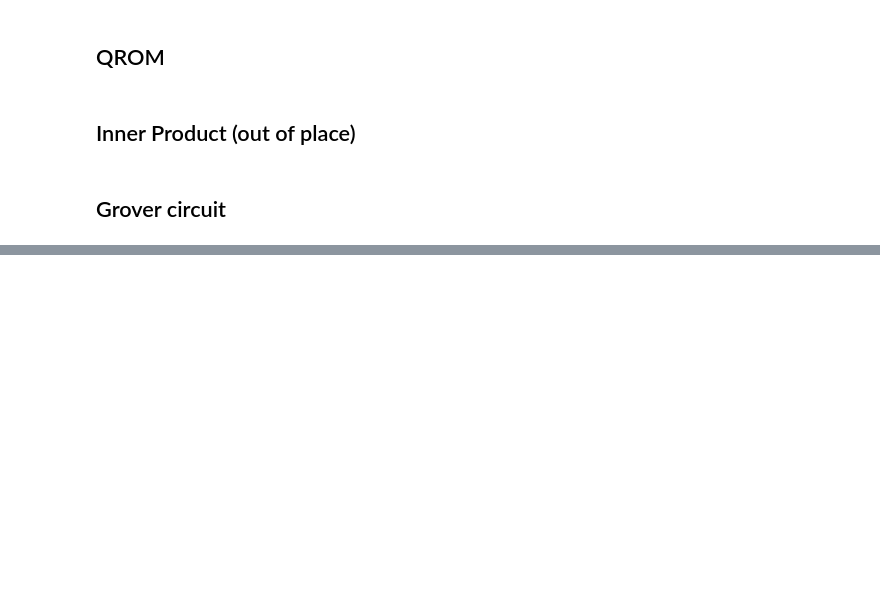
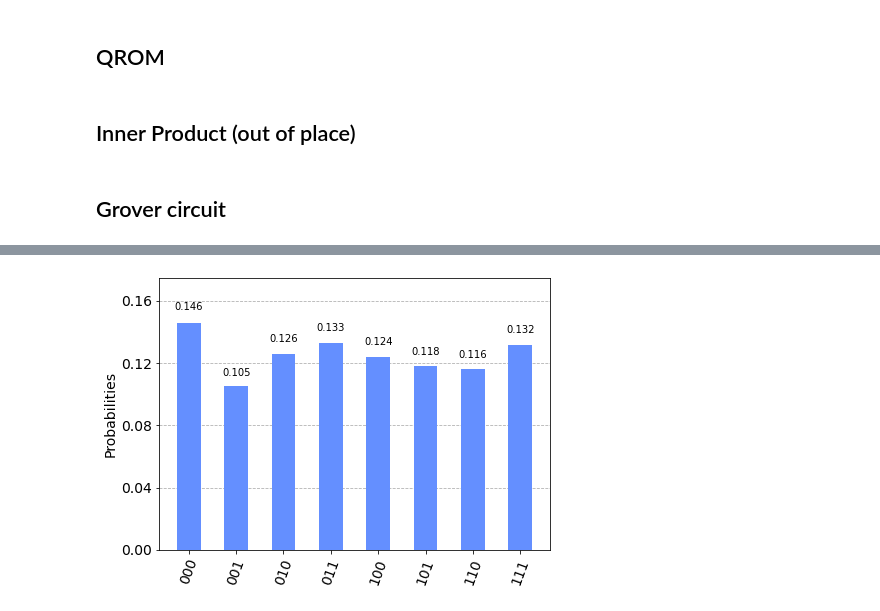
Before and after one commit to ausbin/qvmp, a Jupyter notebook: src/qvmp_grover.ipynb, the cells around one changed output, grey strips where cells are left out. Drawn from its saved outputs; the diff is of its cells as text; code cells hidden in the pictures; blank space fills up the shorter version.

```diff
--- a/src/qvmp_grover.ipynb
+++ b/src/qvmp_grover.ipynb
@@ -201,0 +228,6 @@ address_1: ─┤ U2(0,π) ├──░─┤ U2(0,π) ├─░─┤ X ├─
+# %%
+# fig:qvmp_functionality_pfound_known__2
+result, idx, num_iterations = run_experiment((8,8), 5, seed, is_known=True)
+plot_histogram(result.get_counts())
+# %% [output]
+[figure, added]
```
Also changed, not shown: parts of 15 cells of this notebook, 7 other files.
